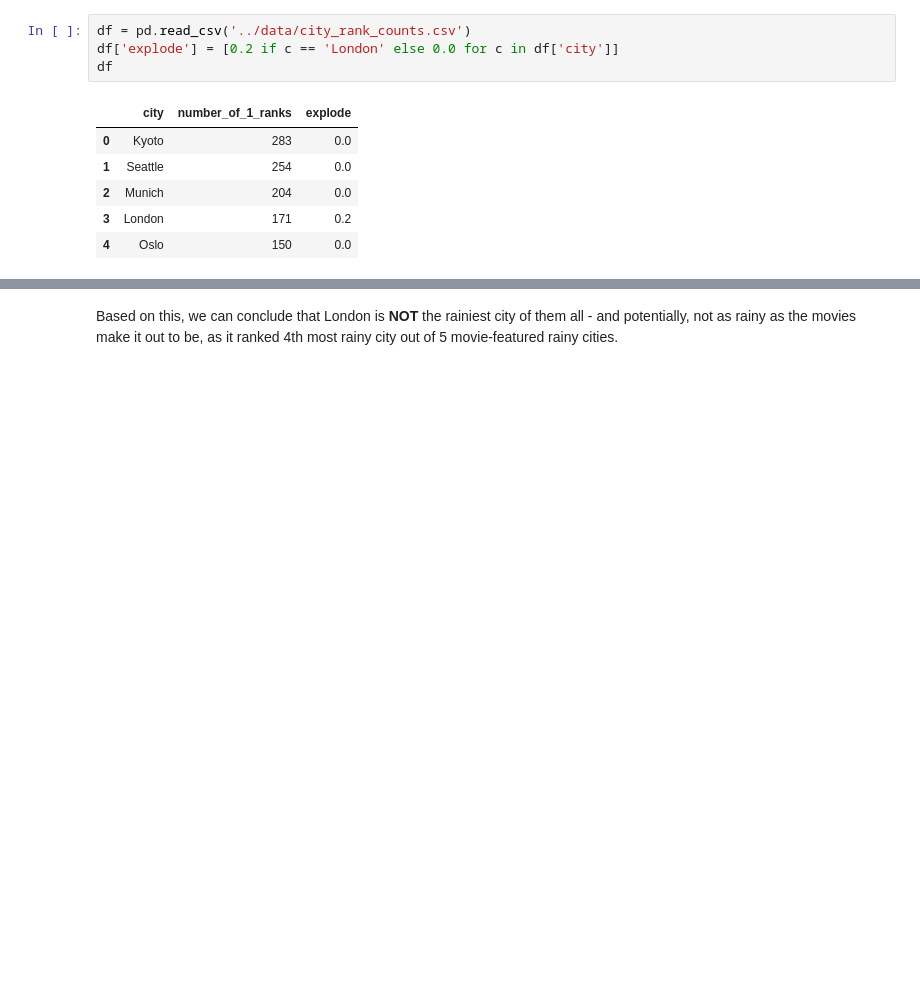
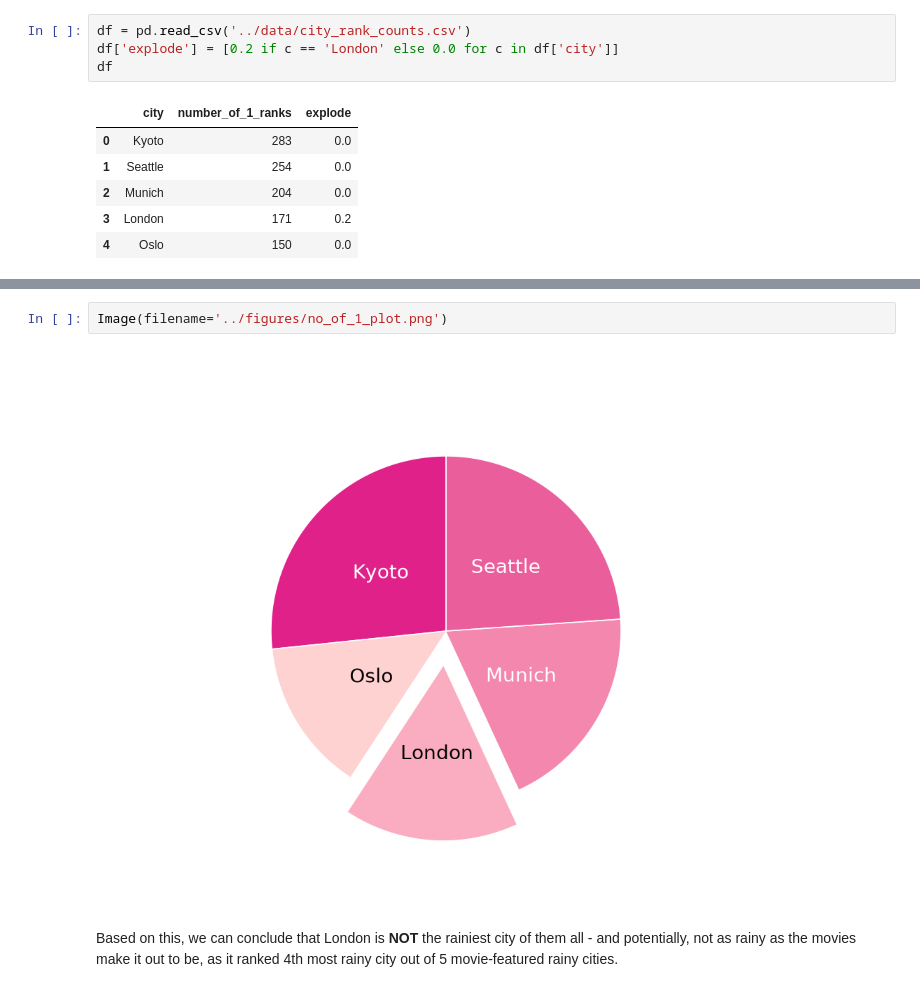
Before and after one commit to deyavuz/ds105a-weather-research, a Jupyter notebook: code/NB03-Rankings.ipynb, the cells around one changed output, grey strips where cells are left out. Drawn from its saved outputs; the diff is of its cells as text; blank space fills up the shorter version.

```diff
--- a/code/NB03-Rankings.ipynb
+++ b/code/NB03-Rankings.ipynb
@@ -85,2 +89,6 @@ ggplot(df) + \
+# %%
+Image(filename='../figures/no_of_1_plot.png')
+# %% [output]
+[figure, added]
 # %% [markdown]
 Based on this, we can conclude that London is <b> NOT </b> the rainiest city of them all - and potentially, not as rainy as the movies make it out to be, as it ranked 4th most rainy city out of 5 movie-featured rainy cities.
```
Also changed, not shown: parts of 3 cells of this notebook.
